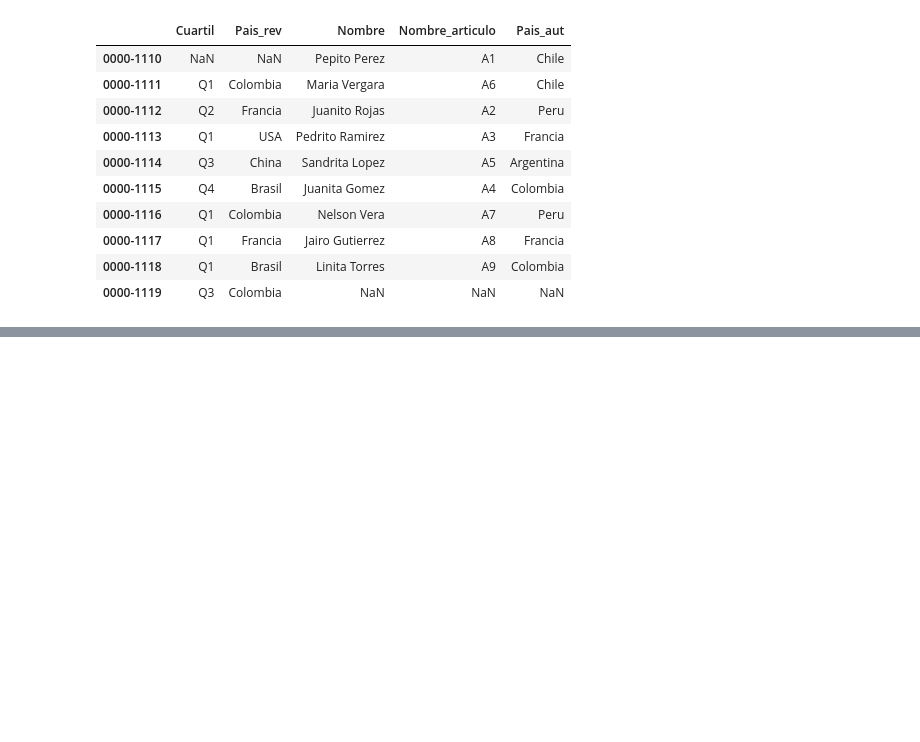
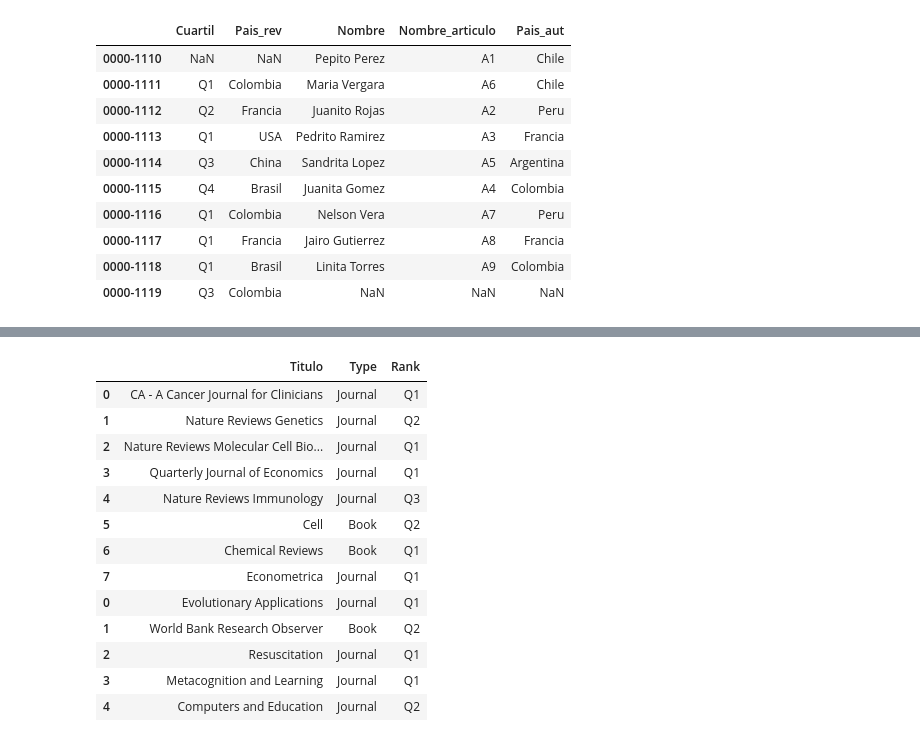
Before and after one commit to davidalejandro1223/Introduccion-ciencia-datos, a Jupyter notebook: Pandas/Taller 10 - concatenacion dataframes.ipynb, the cells around one changed output, grey strips where cells are left out. Cells and saved outputs as stored; diff of their text form; code cells hidden in the pictures; blank space fills up the shorter version.

```diff
--- a/Pandas/Taller 10 - concatenacion dataframes.ipynb
+++ b/Pandas/Taller 10 - concatenacion dataframes.ipynb
@@ -118,0 +197,18 @@ To retain the current behavior and silence the warning, pass 'sort=True'.
+# %%
+df = pd.concat(frames, axis = 0, join='inner')
+df
+# %% [output]
+|  | Titulo | Type | Rank |
+| 0 | CA - A Cancer Journal for Clinicians | Journal | Q1 |
+| 1 | Nature Reviews Genetics | Journal | Q2 |
+| 2 | Nature Reviews Molecular Cell Bio... | Journal | Q1 |
+| 3 | Quarterly Journal of Economics | Journal | Q1 |
+| 4 | Nature Reviews Immunology | Journal | Q3 |
+| 5 | Cell | Book | Q2 |
+| 6 | Chemical Reviews | Book | Q1 |
+| 7 | Econometrica | Journal | Q1 |
+| 0 | Evolutionary Applications | Journal | Q1 |
+| 1 | World Bank Research Observer | Book | Q2 |
+| 2 | Resuscitation | Journal | Q1 |
+| 3 | Metacognition and Learning | Journal | Q1 |
+| 4 | Computers and Education | Journal | Q2 |
```
Also changed, not shown: parts of 6 cells of this notebook.
